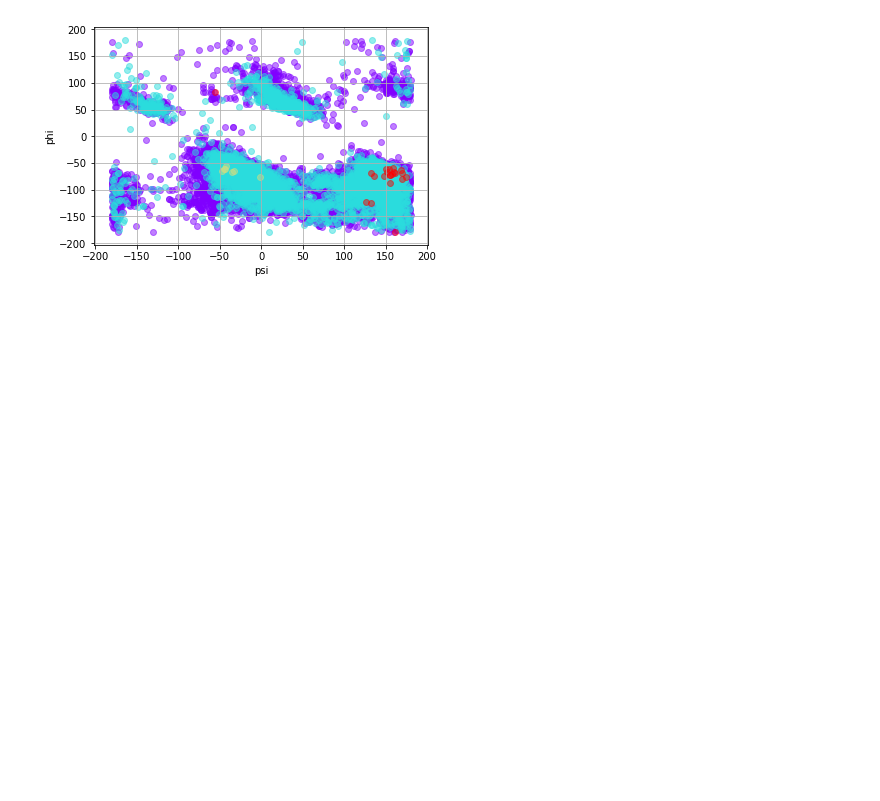
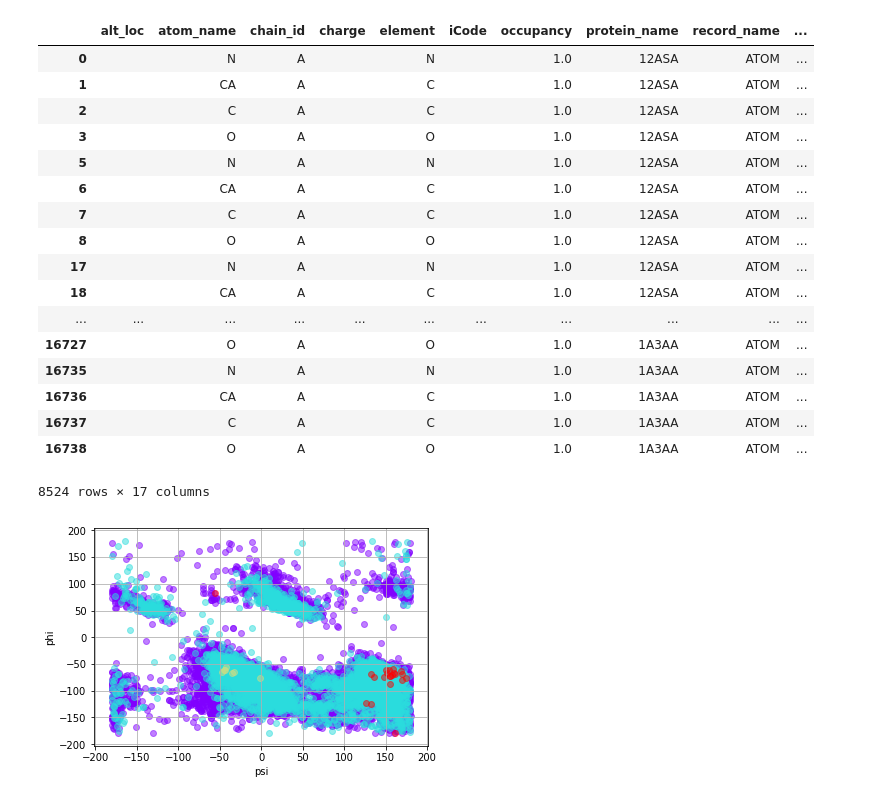
Before and after one commit to sangchoi93/bioinformatics_group_project_1, a Jupyter notebook: playground.ipynb, the cells around one changed output. Cells and saved outputs as stored; diff of their text form; code cells hidden in the pictures; blank space fills up the shorter version.

```diff
--- a/playground.ipynb
+++ b/playground.ipynb
@@ -1,5 +15,5 @@
 # %%
-import pandas as pd
+### import pandas as pd
 import numpy as np
 from matplotlib import pyplot as plt
 import importlib
@@ -10,6 +24,6 @@ from scrape_pdb import pdb_parser
 from utilities import pdb_utilities
 
 # building helix torsion angle chartccc
-pdb_parser = pdb_parser(1000)
+pdb_parser = pdb_parser(10)
 pdb_parser.print_stats()
 # %% [output]
@@ -54,0 +44,16 @@ len(df_ram)
+# %%
+def parse_row(row):
+#     print(row)
+#     print(row['atom_name'], row['x'])
+    if row['atom_name'] == 'N':
+        return row['x']
+    else:
+        return None
+
+df_messing = pdb_parser.df_atom[pdb_parser.df_atom['atom_name'].isin(['N', 'CA', 'C','O'])]
+df_messing['x_n'] = df_messing.apply(lambda row: parse_row(row), axis=1)
+df_messing['y_n'] = df_messing.apply(lambda row: parse_row(row), axis=1)
+df_messing['z_n'] = df_messing.apply(lambda row: parse_row(row), axis=1)
+# df_messing['x_n'] = df_messing.apply(lambda row: parse_row(row), axis=1)
+
+print(df_messing.head())
@@ -55,3 +96,24 @@ len(df_ram)
+# %%
+df_messing
+# %% [output]
+|  | alt_loc | atom_name | chain_id | charge | element | iCode | occupancy | protein_name | record_name | ... |
+| 0 |  | N | A |  | N |  | 1.0 | 12ASA | ATOM | ... |
+| 1 |  | CA | A |  | C |  | 1.0 | 12ASA | ATOM | ... |
+| 2 |  | C | A |  | C |  | 1.0 | 12ASA | ATOM | ... |
+| 3 |  | O | A |  | O |  | 1.0 | 12ASA | ATOM | ... |
+| 5 |  | N | A |  | N |  | 1.0 | 12ASA | ATOM | ... |
+| 6 |  | CA | A |  | C |  | 1.0 | 12ASA | ATOM | ... |
+| 7 |  | C | A |  | C |  | 1.0 | 12ASA | ATOM | ... |
+| 8 |  | O | A |  | O |  | 1.0 | 12ASA | ATOM | ... |
+| 17 |  | N | A |  | N |  | 1.0 | 12ASA | ATOM | ... |
+| 18 |  | CA | A |  | C |  | 1.0 | 12ASA | ATOM | ... |
+| ... | ... | ... | ... | ... | ... | ... | ... | ... | ... | ... |
+| 16727 |  | O | A |  | O |  | 1.0 | 1A3AA | ATOM | ... |
+| 16735 |  | N | A |  | N |  | 1.0 | 1A3AA | ATOM | ... |
+| 16736 |  | CA | A |  | C |  | 1.0 | 1A3AA | ATOM | ... |
+| 16737 |  | C | A |  | C |  | 1.0 | 1A3AA | ATOM | ... |
+| 16738 |  | O | A |  | O |  | 1.0 | 1A3AA | ATOM | ... |
+8524 rows × 17 columns
 # %%
 pdb_utilities.plot_ramachandran(df_ram, 'helix_class')
 # %% [output]
```
Also changed, not shown: parts of 6 cells of this notebook.
